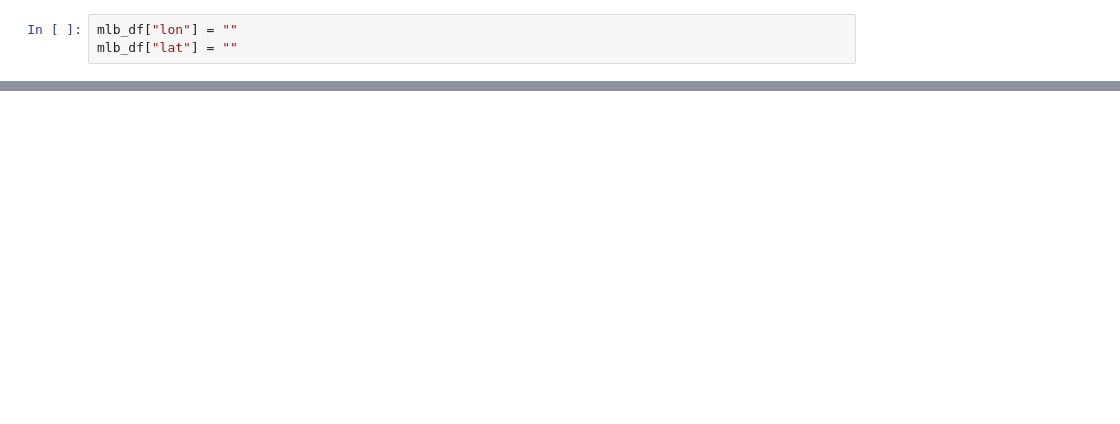
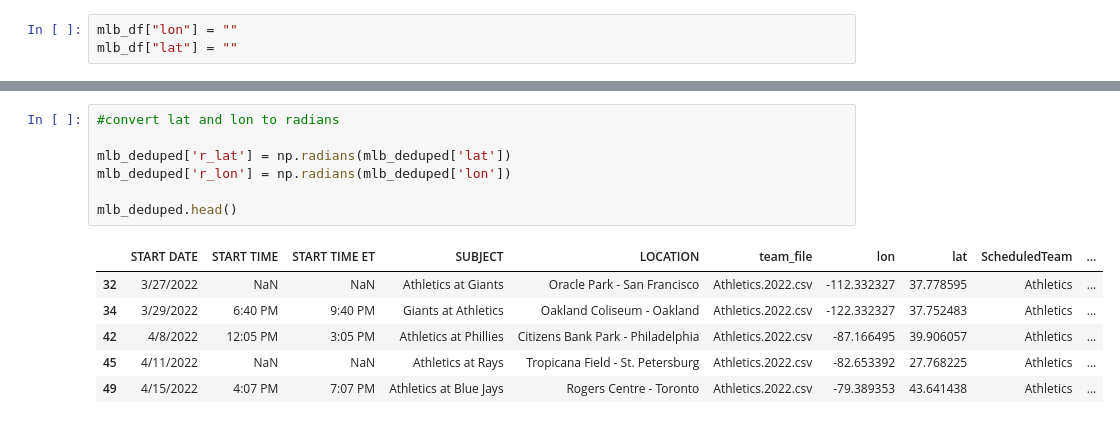
Before and after one commit to dcpatti/StadiumJourney, a Jupyter notebook: Basic Lat-Long.ipynb, the cells around one changed output, grey strips where cells are left out. Cells and saved outputs as stored; diff of their text form; blank space fills up the shorter version.

```diff
--- a/Basic Lat-Long.ipynb
+++ b/Basic Lat-Long.ipynb
@@ -169,0 +218,14 @@ plt.show()
+# %%
+#convert lat and lon to radians
+
+mlb_deduped['r_lat'] = np.radians(mlb_deduped['lat'])
+mlb_deduped['r_lon'] = np.radians(mlb_deduped['lon'])
+
+mlb_deduped.head()
+# %% [output]
+|  | START DATE | START TIME | START TIME ET | SUBJECT | LOCATION | team_file | lon | lat | ScheduledTeam | ... |
+| 32 | 3/27/2022 | NaN | NaN | Athletics at Giants | Oracle Park - San Francisco | Athletics.2022.csv | -112.332327 | 37.778595 | Athletics | ... |
+| 34 | 3/29/2022 | 6:40 PM | 9:40 PM | Giants at Athletics | Oakland Coliseum - Oakland | Athletics.2022.csv | -122.332327 | 37.752483 | Athletics | ... |
+| 42 | 4/8/2022 | 12:05 PM | 3:05 PM | Athletics at Phillies | Citizens Bank Park - Philadelphia | Athletics.2022.csv | -87.166495 | 39.906057 | Athletics | ... |
+| 45 | 4/11/2022 | NaN | NaN | Athletics at Rays | Tropicana Field - St. Petersburg | Athletics.2022.csv | -82.653392 | 27.768225 | Athletics | ... |
+| 49 | 4/15/2022 | 4:07 PM | 7:07 PM | Athletics at Blue Jays | Rogers Centre - Toronto | Athletics.2022.csv | -79.389353 | 43.641438 | Athletics | ... |
```
Also changed, not shown: parts of 19 cells of this notebook.
